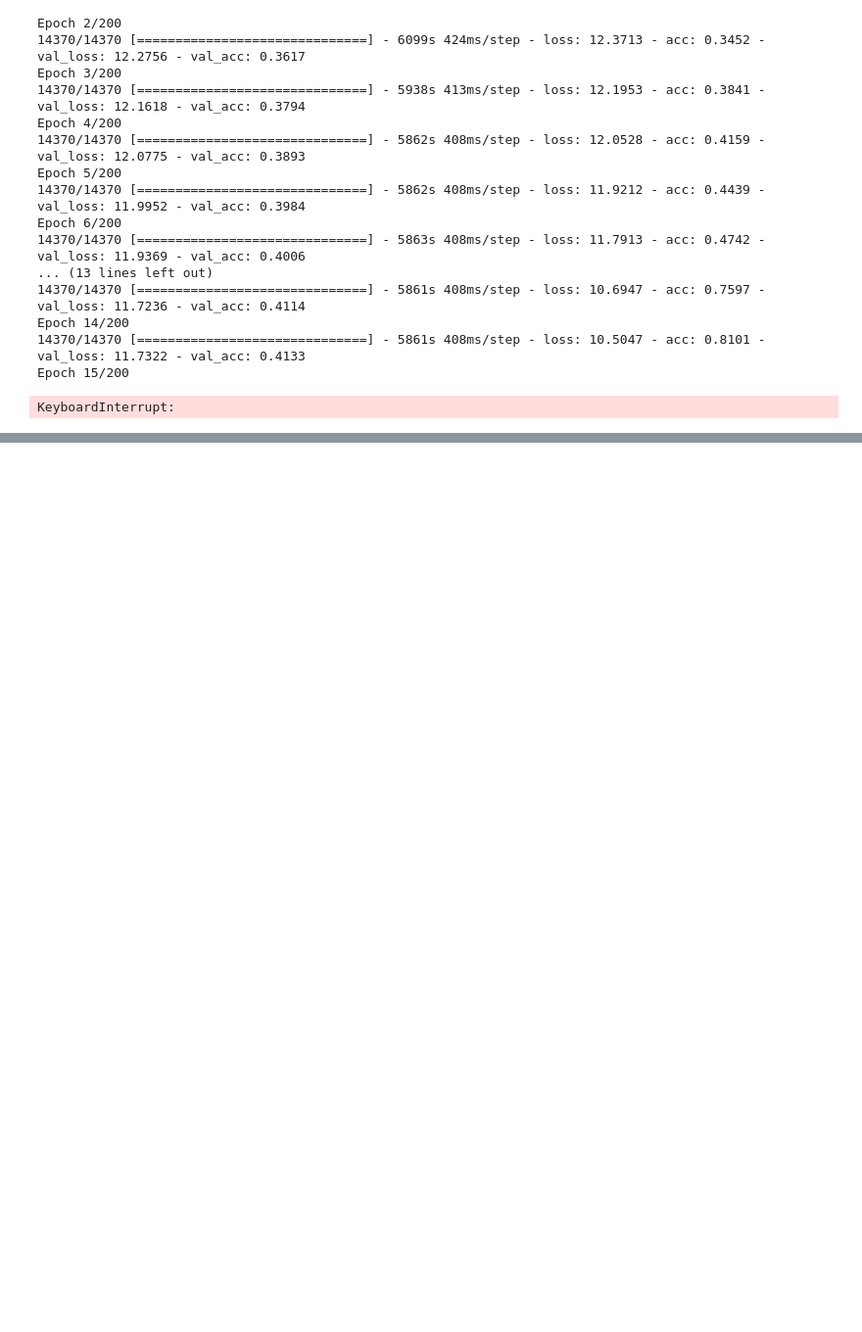
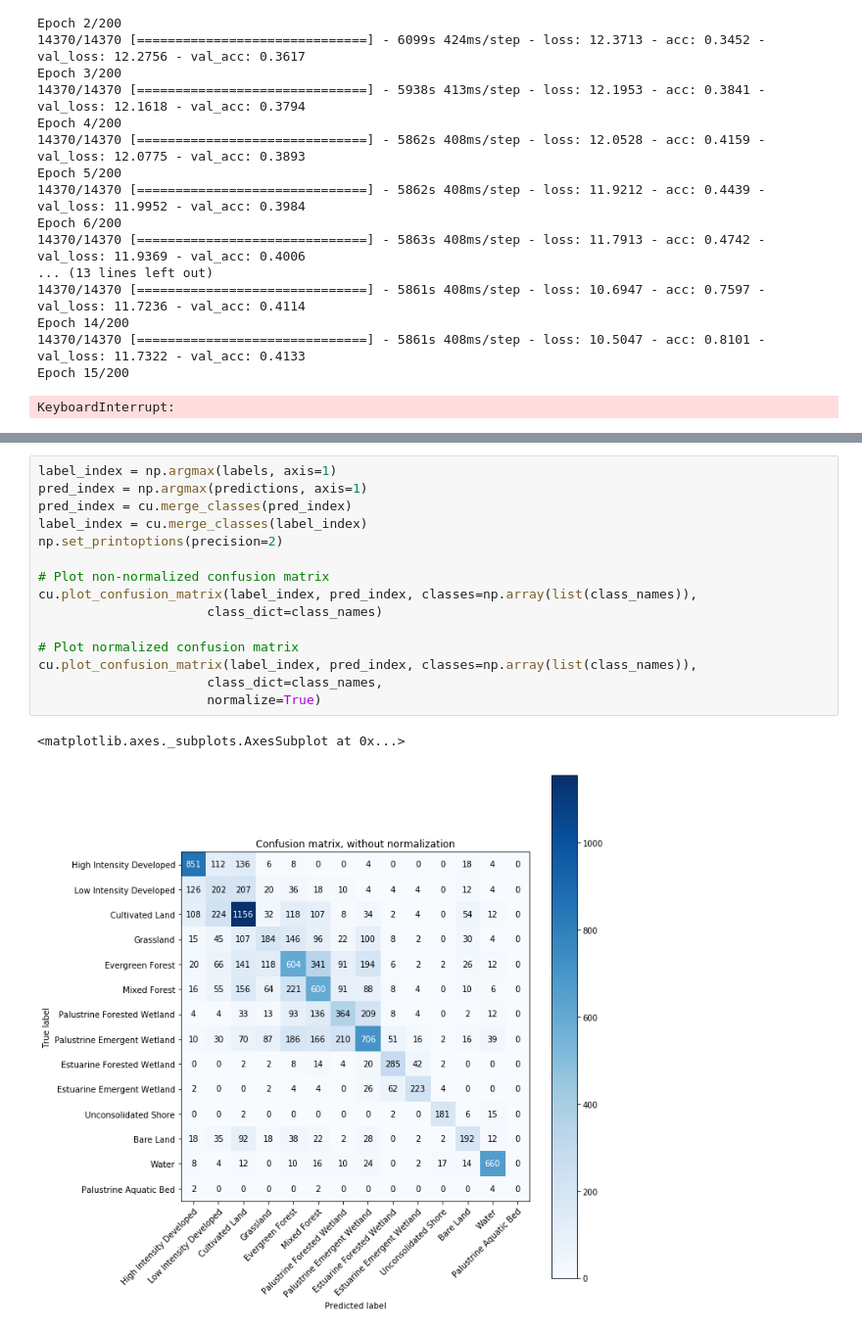
Before and after one commit to patrickcgray/landcover_rcnn, a Jupyter notebook: cnn/RESNET experimentation.ipynb, the cells around one changed output, grey strips where cells are left out. Shown at 98% size. Drawn from its saved outputs; the diff is of its cells as text; blank space fills up the shorter version.

```diff
--- a/cnn/RESNET experimentation.ipynb
+++ b/cnn/RESNET experimentation.ipynb
@@ -180,0 +189,18 @@ print(label_index.shape)
+# %%
+label_index = np.argmax(labels, axis=1)
+pred_index = np.argmax(predictions, axis=1)
+pred_index = cu.merge_classes(pred_index)
+label_index = cu.merge_classes(label_index)
+np.set_printoptions(precision=2)
+
+# Plot non-normalized confusion matrix
+cu.plot_confusion_matrix(label_index, pred_index, classes=np.array(list(class_names)),
+                      class_dict=class_names)
+
+# Plot normalized confusion matrix
+cu.plot_confusion_matrix(label_index, pred_index, classes=np.array(list(class_names)),
+                      class_dict=class_names,
+                      normalize=True)
+# %% [output]
+<matplotlib.axes._subplots.AxesSubplot at 0x...>
+[figure, added]
```
Also changed, not shown: parts of 8 cells of this notebook, 4 other files.
